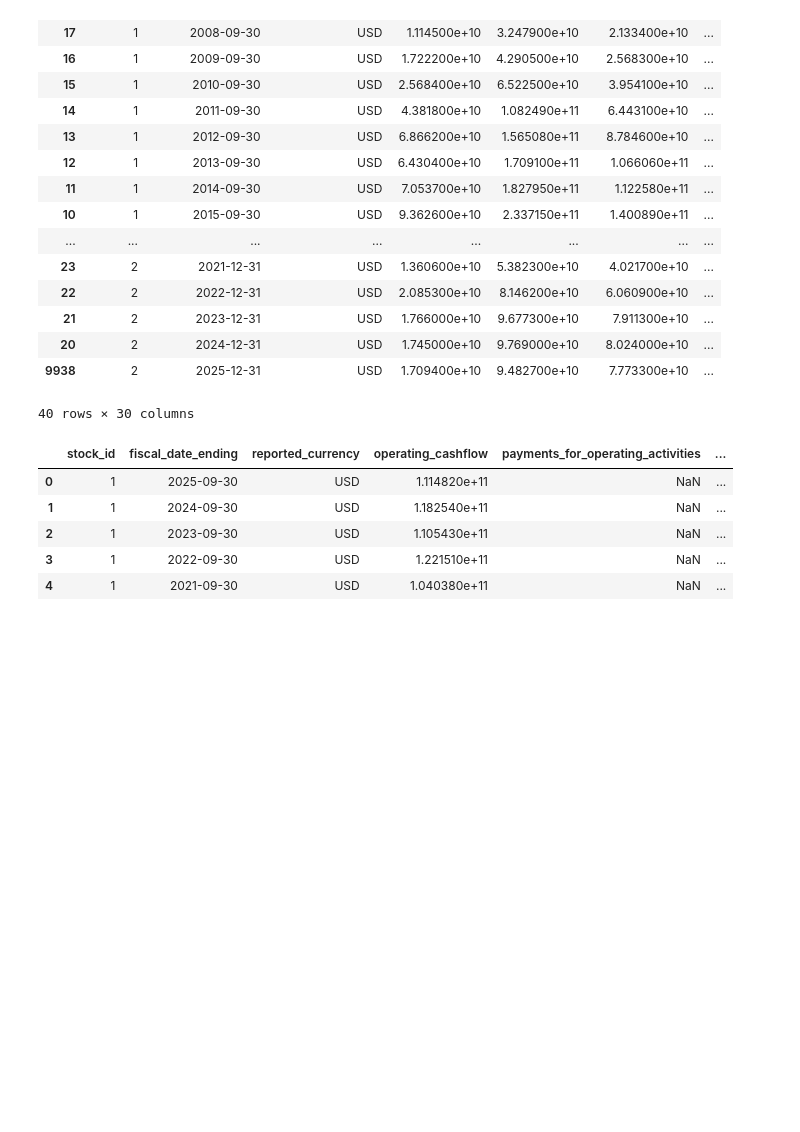
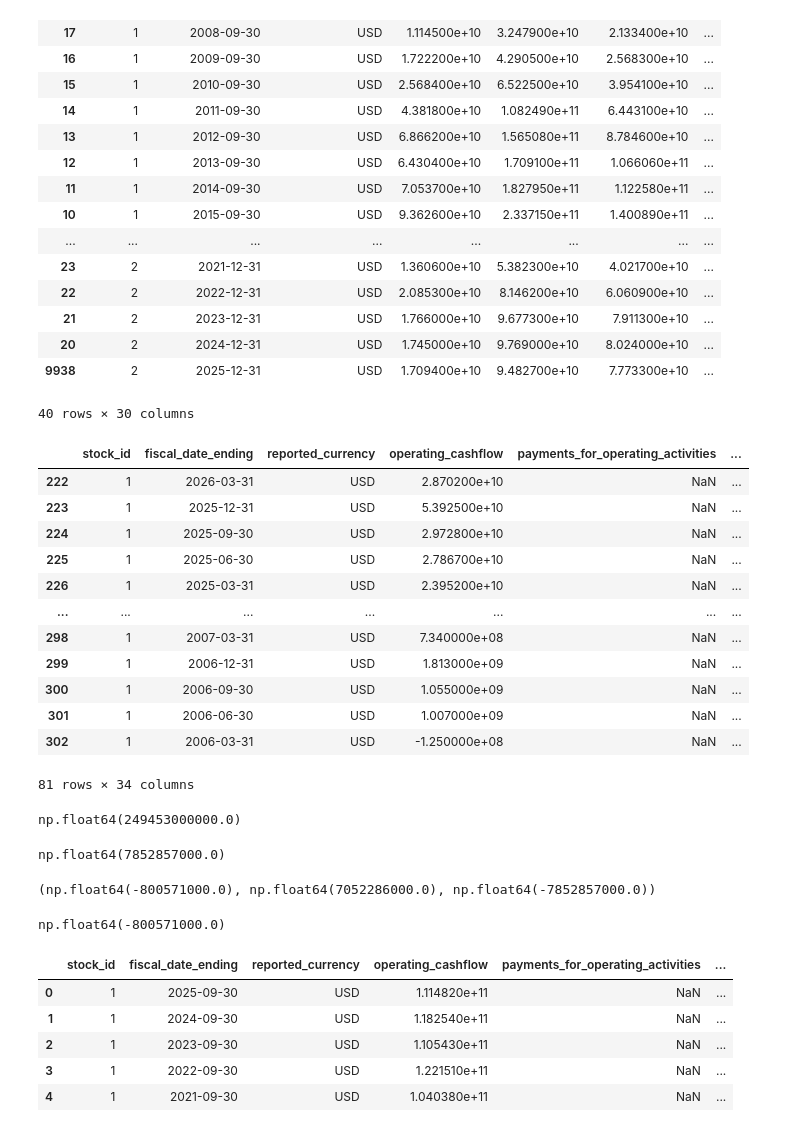
Before and after one commit to kumarbyes/project_stock_analysis, a Jupyter notebook: analysis_using_plotly_dash/dash_app.ipynb, the cells around one changed output. Cells and saved outputs as stored; diff of their text form; code cells hidden in the pictures; blank space fills up the shorter version.

```diff
--- a/analysis_using_plotly_dash/dash_app.ipynb
+++ b/analysis_using_plotly_dash/dash_app.ipynb
@@ -163,3 +164,30 @@ cash_df.to_csv("cashflow.csv", index=False)
 calculated_column_names_cash = (["free_cash_flow"])
 # %%
 cash_df_csv = pd.read_csv("cashflow.csv")
+# %%
+cash_df_csv.query("stock_id == 1 and report_type == 'QUARTERLY'")
+# %% [output]
+|  | stock_id | fiscal_date_ending | reported_currency | operating_cashflow | payments_for_operating_activities | ... |
+| 222 | 1 | 2026-03-31 | USD | 2.870200e+10 | NaN | ... |
+| 223 | 1 | 2025-12-31 | USD | 5.392500e+10 | NaN | ... |
+| 224 | 1 | 2025-09-30 | USD | 2.972800e+10 | NaN | ... |
+| 225 | 1 | 2025-06-30 | USD | 2.786700e+10 | NaN | ... |
+| 226 | 1 | 2025-03-31 | USD | 2.395200e+10 | NaN | ... |
+| ... | ... | ... | ... | ... | ... | ... |
+| 298 | 1 | 2007-03-31 | USD | 7.340000e+08 | NaN | ... |
+| 299 | 1 | 2006-12-31 | USD | 1.813000e+09 | NaN | ... |
+| 300 | 1 | 2006-09-30 | USD | 1.055000e+09 | NaN | ... |
+| 301 | 1 | 2006-06-30 | USD | 1.007000e+09 | NaN | ... |
+| 302 | 1 | 2006-03-31 | USD | -1.250000e+08 | NaN | ... |
+81 rows × 34 columns
+# %%
+(cash_df_csv.loc[0,"net_income"] + cash_df_csv.loc[0,"depreciation_depletion_and_amortization"]
+ + cash_df_csv.loc[0,"stock_based_compensation"] #+ cash_df_csv.loc[0,"change_in_receivables"]
+ + cash_df_csv.loc[0,"change_in_inventory"] + cash_df_csv.loc[0,"operating_cashflow"]
+ )
+# %% [output]
+np.float64(249453000000.0)
+# %%
+cash_df_csv.loc[555,"operating_cashflow"]
+# %% [output]
+np.float64(7852857000.0)
@@ -166,3 +232,11 @@ cash_df_csv = pd.read_csv("cashflow.csv")
+# %%
+total,positive_sum,negative_sum
+# %% [output]
+(np.float64(-800571000.0), np.float64(7052286000.0), np.float64(-7852857000.0))
+# %%
+total
+# %% [output]
+np.float64(-800571000.0)
 # %%
 cash_df_csv.head()
 # %% [output]
```
Also changed, not shown: parts of 3 cells of this notebook, 1 other file.
